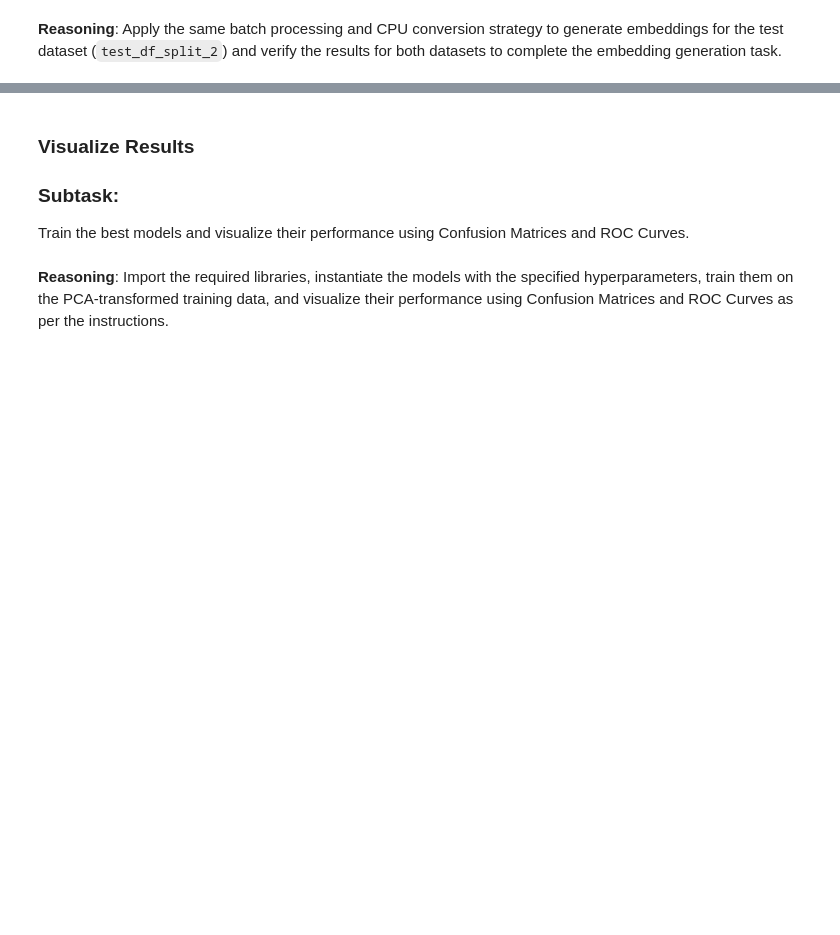
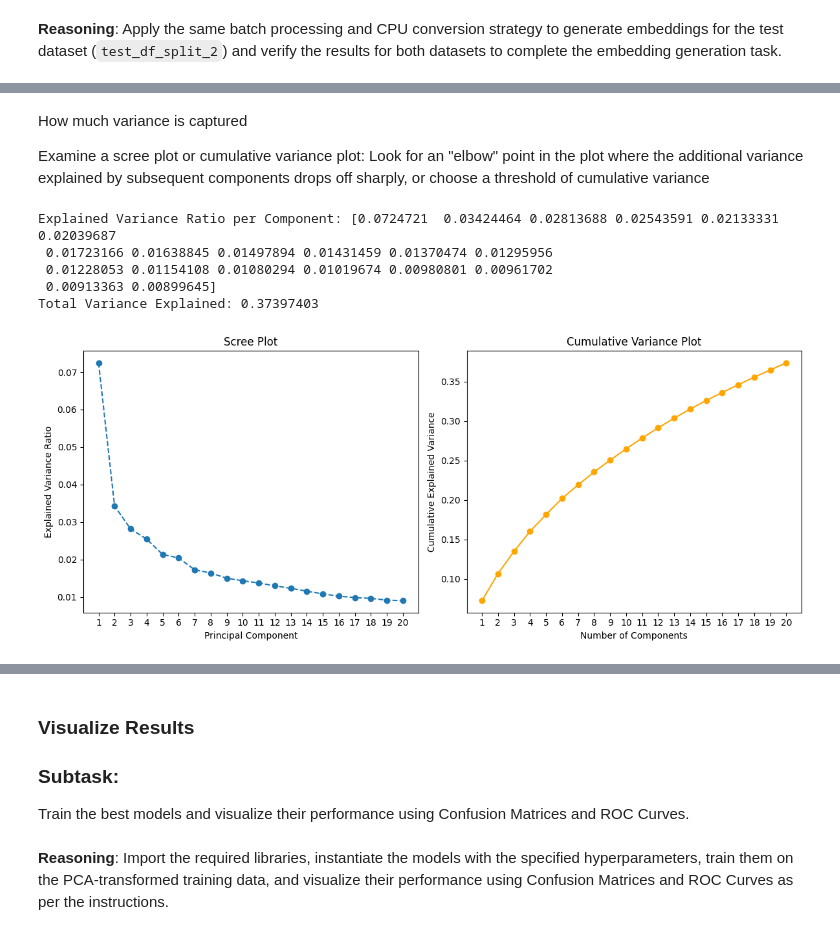
Before and after one commit to adv-11/ml-guardrails-project, a Jupyter notebook: input_guardrails/prompt_injection/prompt_injection.ipynb, the cells around one changed output, grey strips where cells are left out. Cells and saved outputs as stored; diff of their text form; code cells hidden in the pictures; blank space fills up the shorter version.

```diff
--- a/input_guardrails/prompt_injection/prompt_injection.ipynb
+++ b/input_guardrails/prompt_injection/prompt_injection.ipynb
@@ -750,0 +587,39 @@ Using the best hyperparameters identified (`C=10` for Logistic Regression; `C=0.
+# %% [markdown]
+How much variance is captured
+
+Examine a scree plot or cumulative variance plot: Look for an "elbow" point in the plot where the additional variance explained by subsequent components drops off sharply, or choose a threshold of cumulative variance
+# %%
+print("Explained Variance Ratio per Component:", pca.explained_variance_ratio_)
+print("Total Variance Explained:", sum(pca.explained_variance_ratio_))
+
+import matplotlib.pyplot as plt
+import numpy as np
+
+# Plotting the Scree Plot and Cumulative Variance Plot
+plt.figure(figsize=(12, 5))
+
+# Scree Plot
+plt.subplot(1, 2, 1)
+plt.plot(range(1, len(pca.explained_variance_ratio_) + 1), pca.explained_variance_ratio_, marker='o', linestyle='--')
+plt.title('Scree Plot')
+plt.xlabel('Principal Component')
+plt.ylabel('Explained Variance Ratio')
+plt.xticks(range(1, len(pca.explained_variance_ratio_) + 1))
+
+# Cumulative Variance Plot
+plt.subplot(1, 2, 2)
+plt.plot(range(1, len(pca.explained_variance_ratio_) + 1), np.cumsum(pca.explained_variance_ratio_), marker='o', linestyle='-', color='orange')
+plt.title('Cumulative Variance Plot')
+plt.xlabel('Number of Components')
+plt.ylabel('Cumulative Explained Variance')
+plt.xticks(range(1, len(pca.explained_variance_ratio_) + 1))
+
+plt.tight_layout()
+plt.show()
+# %% [output]
+Explained Variance Ratio per Component: [0.0724721  0.03424464 0.02813688 0.02543591 0.02133331 0.02039687
+ 0.01723166 0.01638845 0.01497894 0.01431459 0.01370474 0.01295956
+ 0.01228053 0.01154108 0.01080294 0.01019674 0.00980801 0.00961702
+ 0.00913363 0.00899645]
+Total Variance Explained: 0.37397403
+[figure, added]
```
Also changed, not shown: parts of 64 cells of this notebook.
